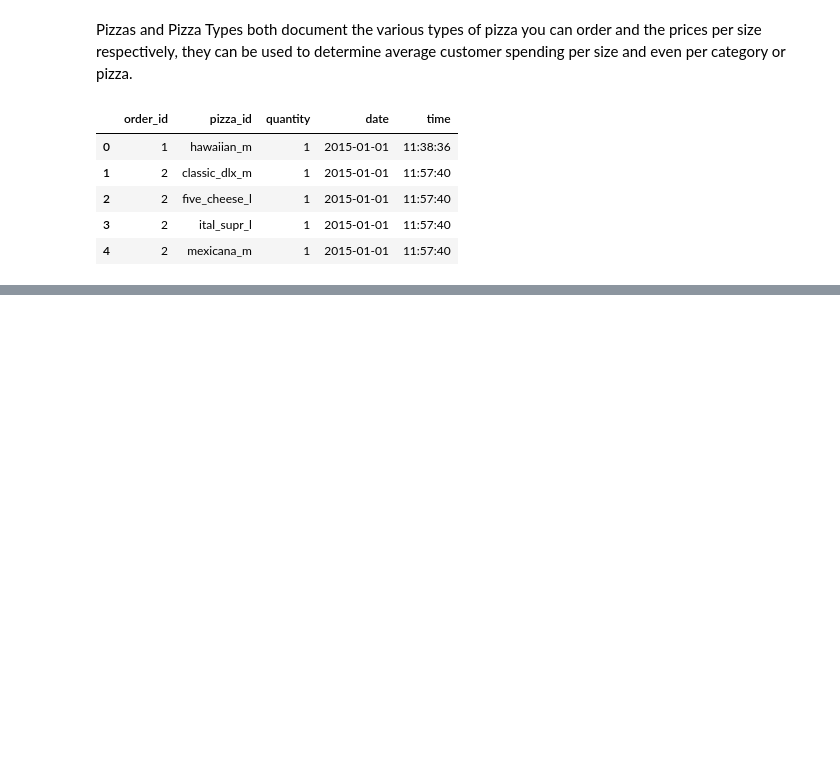
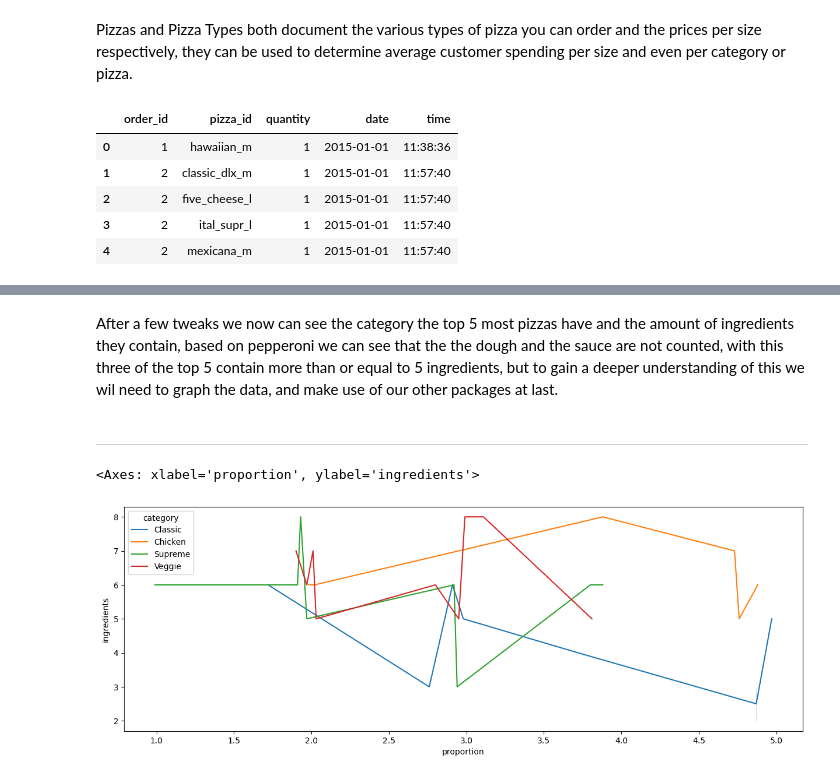
Before and after one commit to drod75/Pizza-Dataset-Analysis, a Jupyter notebook: pizza_analysis.ipynb, the cells around one changed output, grey strips where cells are left out. Saved outputs shown, nothing was run; the diff lists cells and outputs as text; code cells hidden in the pictures; blank space fills up the shorter version.

Commit message:
pizza analysis

```diff
--- a/pizza_analysis.ipynb
+++ b/pizza_analysis.ipynb
@@ -66,0 +87,4 @@ Using pandas we have merged order_details and orders, with this we can now acces
+# %%
+pizza = customer_orders['pizza_id'].str[:-2]
+popular_pizzas = ((pizza.value_counts(normalize=True))*100).round(2)
+popular_pizzas
@@ -66,0 +123,6 @@ Using pandas we have merged order_details and orders, with this we can now acces
+# %%
+popular_pizzas_df = pd.DataFrame(popular_pizzas)
+pizza_types['pizza_id'] = pizza_types['pizza_type_id']
+popular_pizzas_df = popular_pizzas_df.merge(pizza_types,on='pizza_id')
+popular_pizzas_df = popular_pizzas_df.drop(['name','pizza_type_id'],axis=1)
+popular_pizzas_df
@@ -66,0 +147,6 @@ Using pandas we have merged order_details and orders, with this we can now acces
+# %%
+def ingredient_count(x):
+    ingredient_amount = x.split(', ')
+    return len(ingredient_amount)
+popular_pizzas_df['ingredients'] = popular_pizzas_df['ingredients'].apply(ingredient_count)
+popular_pizzas_df.head()
@@ -66,0 +160,10 @@ Using pandas we have merged order_details and orders, with this we can now acces
+# %% [markdown]
+After a few tweaks we now can see the category the top 5 most pizzas have and the amount of ingredients they contain, based on pepperoni we can see that the the dough and the sauce are not counted, with this three of the top 5 contain more than or equal to 5 ingredients, but to gain a deeper understanding of this we wil need to graph the data, and make use of our other packages at last.
+# %% [markdown]
+---
+# %%
+plt.figure(figsize=(15,5))
+sns.lineplot(data=popular_pizzas_df,x='proportion',y='ingredients',hue='category')
+# %% [output]
+<Axes: xlabel='proportion', ylabel='ingredients'>
+[figure, added]
```
Also changed, not shown: parts of 13 cells of this notebook.
